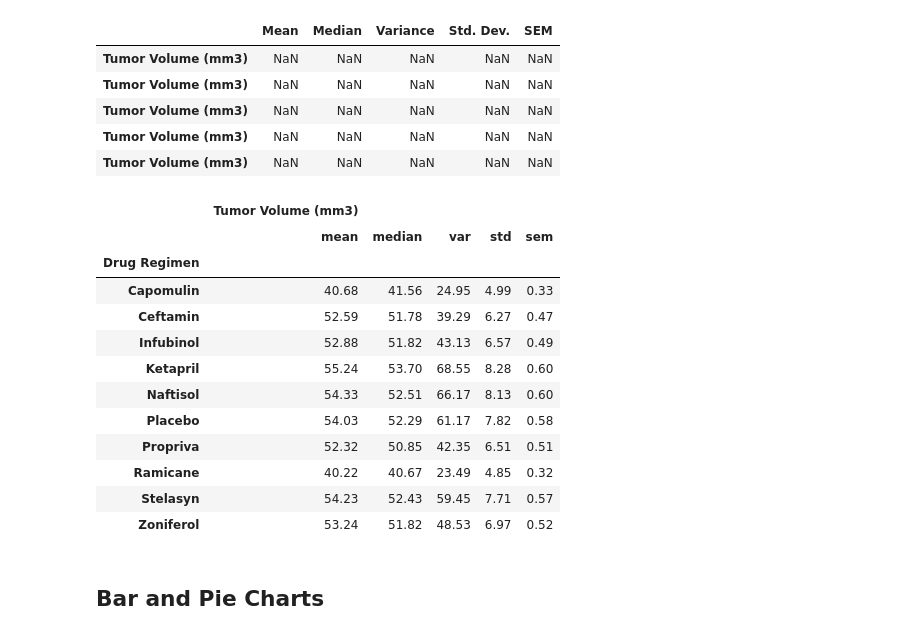
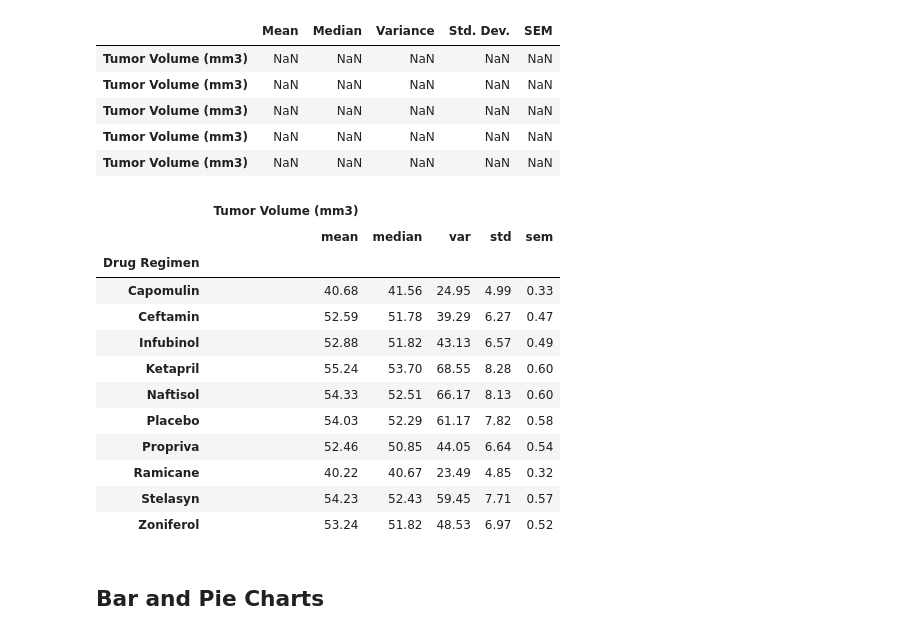
Before and after one commit to Tschanzlin/Matplotlib-Challenge, a Jupyter notebook: PyMaceuticals.ipynb, the cells around one changed output. Saved outputs shown, nothing was run; the diff lists cells and outputs as text; code cells hidden in the pictures.

```diff
--- a/PyMaceuticals.ipynb
+++ b/PyMaceuticals.ipynb
@@ -199,22 +199,22 @@ statsum1
 # %%
 # Create a summary stats table of mean, median, variance, standard deviation, and SEM of the tumor volume for each regimen
 
 # This method produces everything in a single groupby function
 
 columns = ["mean", "median", "var", "std", "sem"]
-sumstat1_df = round(merge_df.groupby("Drug Regimen").agg({"Tumor Volume (mm3)": columns}), 2)
+sumstat1_df = round(clean_df.groupby("Drug Regimen").agg({"Tumor Volume (mm3)": columns}), 2)
 sumstat1_df
 # %% [output]
 |  | Tumor Volume (mm3) |  |  |  |  |
 |  | mean | median | var | std | sem |
 | Drug Regimen |  |  |  |  |  |
 | Capomulin | 40.68 | 41.56 | 24.95 | 4.99 | 0.33 |
 | Ceftamin | 52.59 | 51.78 | 39.29 | 6.27 | 0.47 |
 | Infubinol | 52.88 | 51.82 | 43.13 | 6.57 | 0.49 |
 | Ketapril | 55.24 | 53.70 | 68.55 | 8.28 | 0.60 |
 | Naftisol | 54.33 | 52.51 | 66.17 | 8.13 | 0.60 |
 | Placebo | 54.03 | 52.29 | 61.17 | 7.82 | 0.58 |
-| Propriva | 52.32 | 50.85 | 42.35 | 6.51 | 0.51 |
+| Propriva | 52.46 | 50.85 | 44.05 | 6.64 | 0.54 |
 | Ramicane | 40.22 | 40.67 | 23.49 | 4.85 | 0.32 |
 | Stelasyn | 54.23 | 52.43 | 59.45 | 7.71 | 0.57 |
 | Zoniferol | 53.24 | 51.82 | 48.53 | 6.97 | 0.52 |
```
Also changed, not shown: parts of 4 cells of this notebook.
